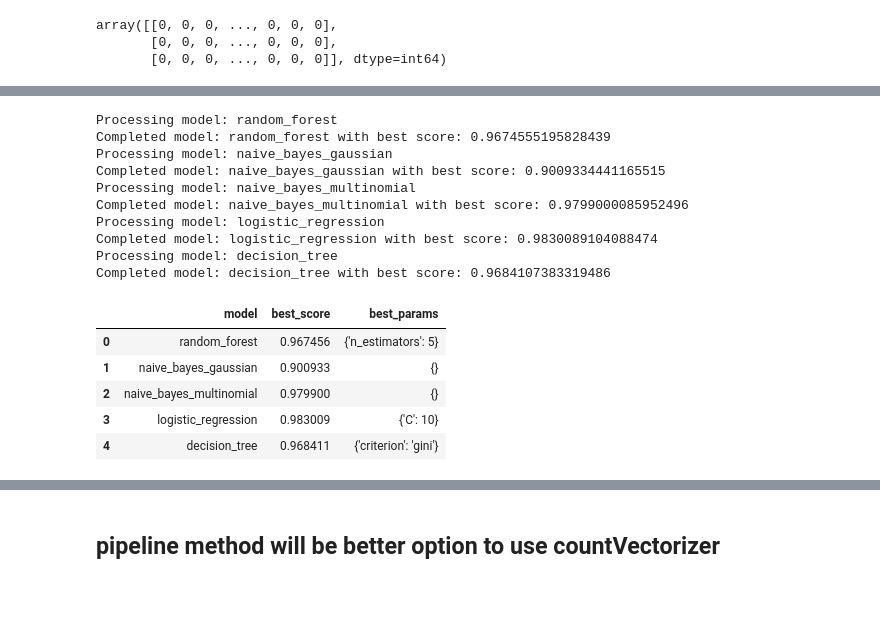
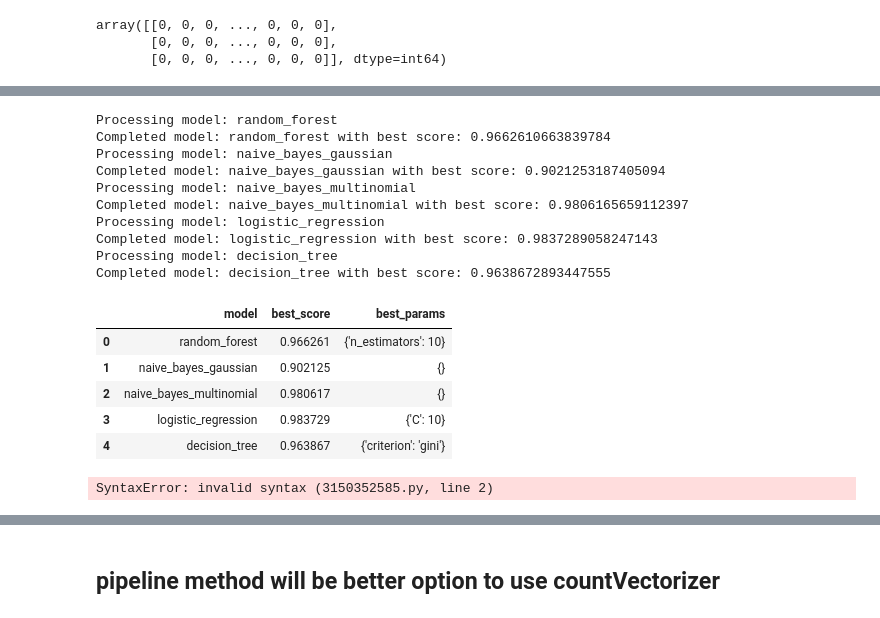
Before and after one commit to Gopz28/cognorise-infotech-Tasks, a Jupyter notebook: Model/email_spam_detection.ipynb, the cells around one changed output, grey strips where cells are left out. Saved outputs shown, nothing was run; the diff lists cells and outputs as text; code cells hidden in the pictures.

```diff
--- a/Model/email_spam_detection.ipynb
+++ b/Model/email_spam_detection.ipynb
@@ -107,45 +113,52 @@ scores = []
 for model_name, mp in model_params.items():
     print(f"Processing model: {model_name}")
 
     clf = RandomizedSearchCV(
         mp['model'],
         mp['params'],
         n_iter=10,
         cv=5,
         return_train_score=False,
         n_jobs=-1,
         random_state=42
     )
 
     clf.fit(X_train_count_dense, y_train)
 
     scores.append({
         'model': model_name,
         'best_score': clf.best_score_,
         'best_params': clf.best_params_
     })
 
     print(f"Completed model: {model_name} with best score: {clf.best_score_}")
 
-df = pd.DataFrame(scores, columns=['model', 'best_score', 'best_params'])
-df
+best_model = pd.DataFrame(scores, columns=['model', 'best_score', 'best_params'])
+best_model
 # %% [output]
 Processing model: random_forest
-Completed model: random_forest with best score: 0.9674555195828439
+Completed model: random_forest with best score: 0.9662610663839784
 Processing model: naive_bayes_gaussian
-Completed model: naive_bayes_gaussian with best score: 0.9009334441165515
+Completed model: naive_bayes_gaussian with best score: 0.9021253187405094
 Processing model: naive_bayes_multinomial
-Completed model: naive_bayes_multinomial with best score: 0.9799000085952496
+Completed model: naive_bayes_multinomial with best score: 0.9806165659112397
 Processing model: logistic_regression
-Completed model: logistic_regression with best score: 0.9830089104088474
+Completed model: logistic_regression with best score: 0.9837289058247143
 Processing model: decision_tree
-Completed model: decision_tree with best score: 0.9684107383319486
+Completed model: decision_tree with best score: 0.9638672893447555
 |  | model | best_score | best_params |
-| 0 | random_forest | 0.967456 | {'n_estimators': 5} |
-| 1 | naive_bayes_gaussian | 0.900933 | {} |
-| 2 | naive_bayes_multinomial | 0.979900 | {} |
-| 3 | logistic_regression | 0.983009 | {'C': 10} |
-| 4 | decision_tree | 0.968411 | {'criterion': 'gini'} |
+| 0 | random_forest | 0.966261 | {'n_estimators': 10} |
+| 1 | naive_bayes_gaussian | 0.902125 | {} |
+| 2 | naive_bayes_multinomial | 0.980617 | {} |
+| 3 | logistic_regression | 0.983729 | {'C': 10} |
+| 4 | decision_tree | 0.963867 | {'criterion': 'gini'} |
+# %%
+X_test_count = v.fit_transform(X_test)
+adaB =
+adaB.fit(X_train_count_dense,y_train)
+adaB.score(X_test_count,y_test)
+# %% [output]
+SyntaxError: invalid syntax (3150352585.py, line 2)
 # %%
 from sklearn.model_selection import GridSearchCV,RandomizedSearchCV
 
```
Also changed, not shown: parts of 11 cells of this notebook.
